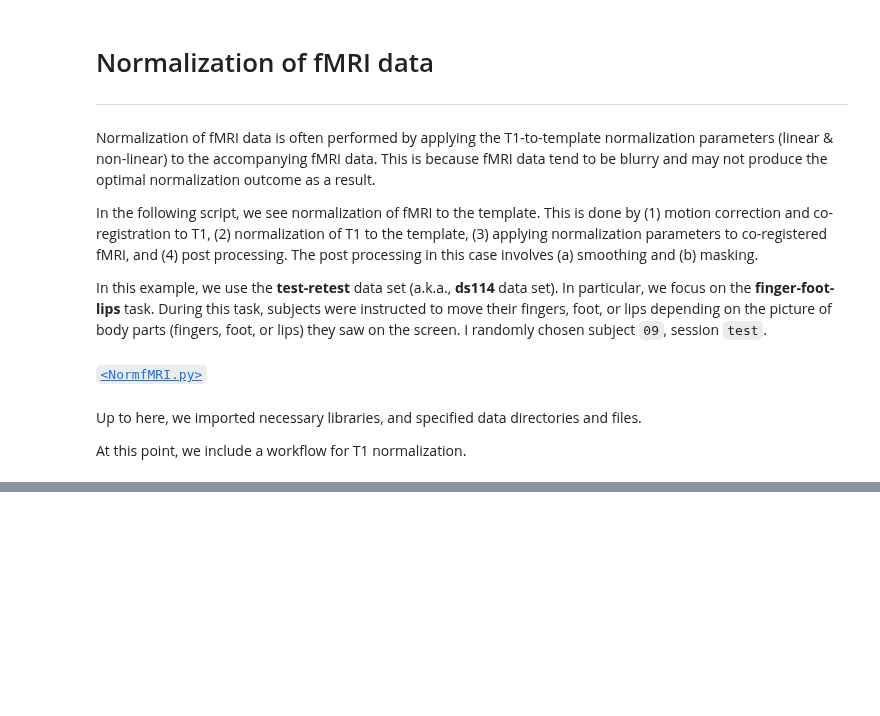
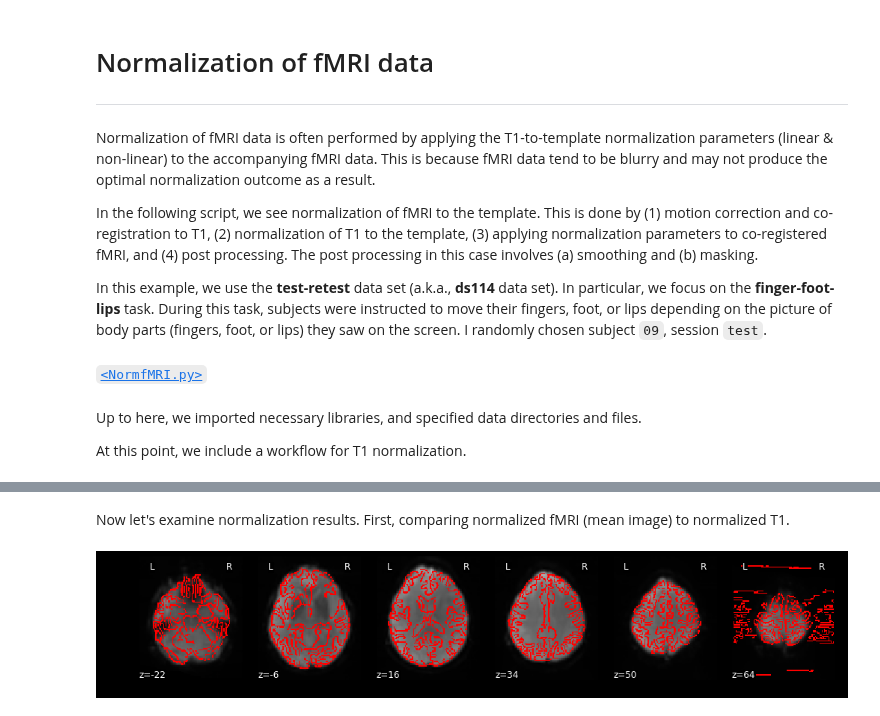
Before and after one commit to sathayas/JupyterfMRIFall2019, a Jupyter notebook: Normalization.ipynb, the cells around one changed output, grey strips where cells are left out. Saved outputs shown, nothing was run; the diff lists cells and outputs as text; code cells hidden in the pictures; blank space fills up the shorter version.

```diff
--- a/Normalization.ipynb
+++ b/Normalization.ipynb
@@ -672,0 +785,25 @@ normT1wf.connect(fslFLIRT, 'out_matrix_file', fslFNIRT, 'affine_file')
+# %% [markdown]
+Now let's examine normalization results. First, comparing normalized fMRI (mean image) to normalized T1.
+# %%
+# examining the normalization results
+# Normalized fMRI
+imageNormfMRI = os.path.join(os.path.join(outDir,'NormfMRI'),
+                             'sub-09_ses-test_task-fingerfootlips_bold_roi_mcf_warp.nii.gz')
+# Normalized T1
+imageNormT1 = os.path.join(os.path.join(outDir,'NormT1'),
+                           'sub-09_ses-test_T1w_brain_warped.nii.gz')
+# mean of the normalized fMRI
+mean_imageNormfMRI = image.mean_img(imageNormfMRI)
+
+#
+# VISUALIZING NORMLAIZED FMRI VS NORMALIZED T1
+#
+# displaying the mean of the normalized fMRI (axial)
+display = plot_anat(mean_imageNormfMRI,
+                    display_mode='z',
+                    cut_coords=6)
+
+# adding edges from the corresponding T1w image
+display.add_edges(imageNormT1)
+# %% [output]
+[figure, added]
```
Also changed, not shown: parts of 15 cells of this notebook.
